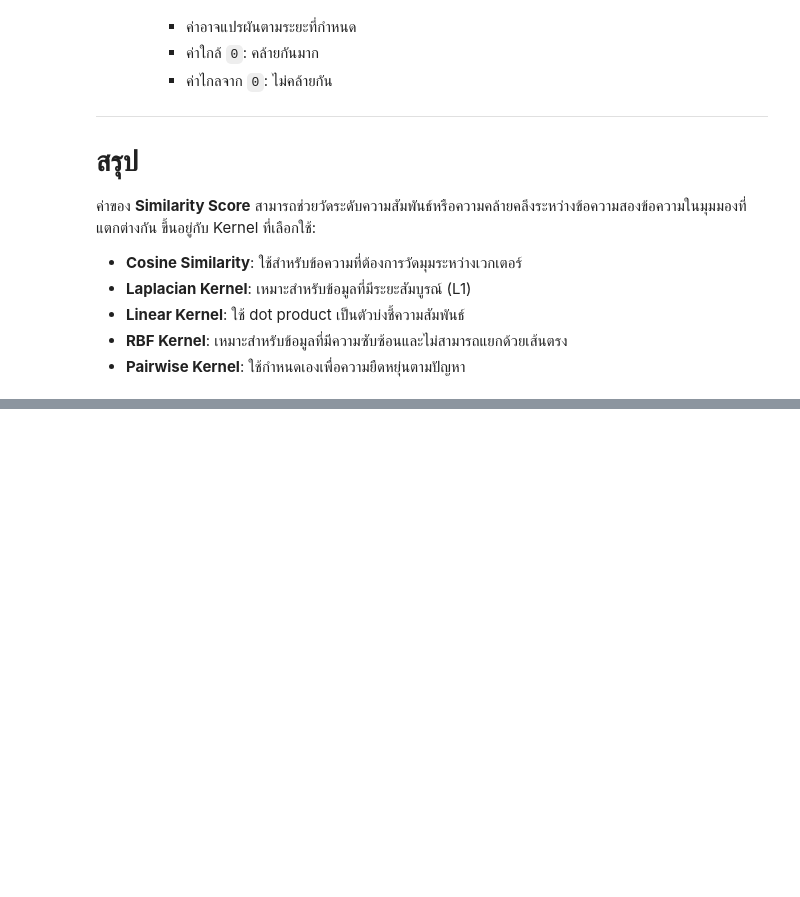
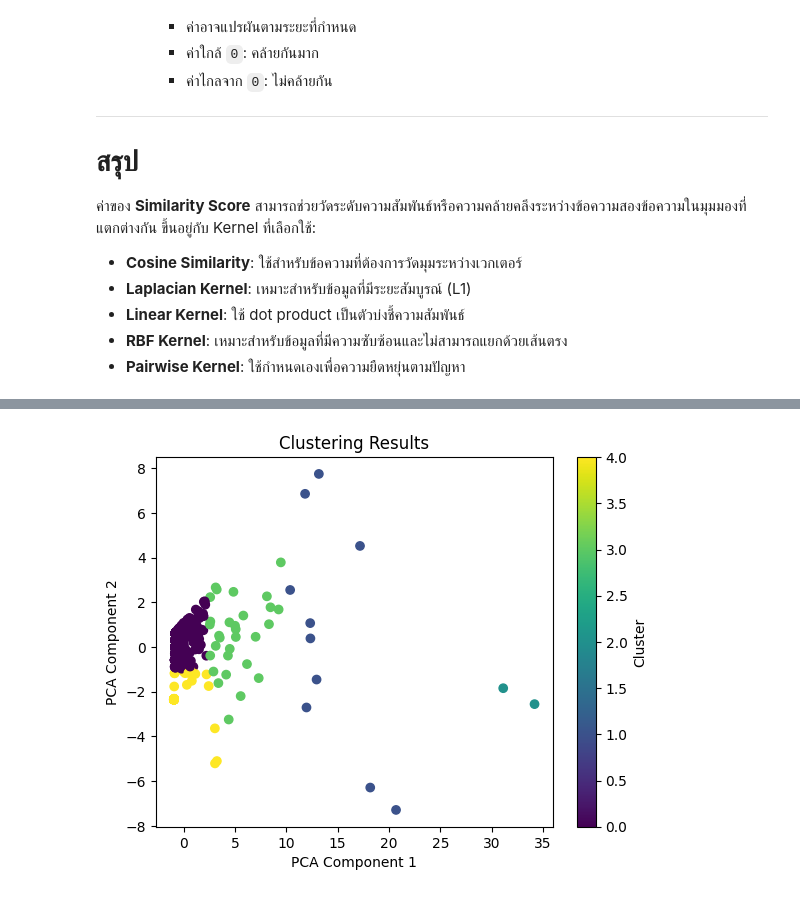
Before and after one commit to S09Z/IS_Project_Thailand_Tourism_Recommendation, a Jupyter notebook: app/#5_recommendation_model.ipynb, the cells around one changed output, grey strips where cells are left out. Drawn from its saved outputs; the diff is of its cells as text; code cells hidden in the pictures; blank space fills up the shorter version.

```diff
--- a/app/#5_recommendation_model.ipynb
+++ b/app/#5_recommendation_model.ipynb
@@ -831,0 +854,12 @@ memory usage: 1.1+ KB
+# %%
+numeric_features = [
+    "rating",
+    "rating_1_review_count", "rating_2_review_count",
+    "rating_3_review_count", "rating_4_review_count",
+    "rating_5_review_count", "trip_types_solo",
+    "trip_types_couples", "trip_types_business",
+    "trip_types_family", "trip_types_friends"
+]
+
+categorical_features = ["tags", "geo_location_name"]
+text_features = ["name", "description"]
@@ -831,0 +872,4 @@ memory usage: 1.1+ KB
+# %%
+numeric_data = tripadvisor_attractions_details_df[numeric_features].fillna(0)
+scaler = StandardScaler()
+numeric_data_scaled = scaler.fit_transform(numeric_data)
@@ -831,0 +884,5 @@ memory usage: 1.1+ KB
+# %%
+# Preprocess text features using TF-IDF
+vectorizer = TfidfVectorizer(max_features=50)  # Limit to 50 features for simplicity
+name_vectors = vectorizer.fit_transform(tripadvisor_attractions_details_df['name'].fillna('')).toarray()
+description_vectors = vectorizer.fit_transform(tripadvisor_attractions_details_df['description'].fillna('')).toarray()
@@ -831,0 +891,12 @@ memory usage: 1.1+ KB
+# %%
+# Combine all features
+features = np.hstack([numeric_data_scaled, name_vectors, description_vectors])
+
+# Dimensionality reduction (optional, for visualization)
+pca = PCA(n_components=2)
+features_pca = pca.fit_transform(features)
+
+# Clustering (KMeans as an example)
+kmeans = KMeans(n_clusters=5, random_state=42)
+clusters = kmeans.fit_predict(features_pca)
+tripadvisor_attractions_details_df['cluster'] = clusters
@@ -831,0 +919,10 @@ memory usage: 1.1+ KB
+# %%
+import matplotlib.pyplot as plt
+plt.scatter(features_pca[:, 0], features_pca[:, 1], c=clusters, cmap='viridis')
+plt.xlabel('PCA Component 1')
+plt.ylabel('PCA Component 2')
+plt.title('Clustering Results')
+plt.colorbar(label='Cluster')
+plt.show()
+# %% [output]
+[figure, added]
```
Also changed, not shown: parts of 12 cells of this notebook, 1 other file.
